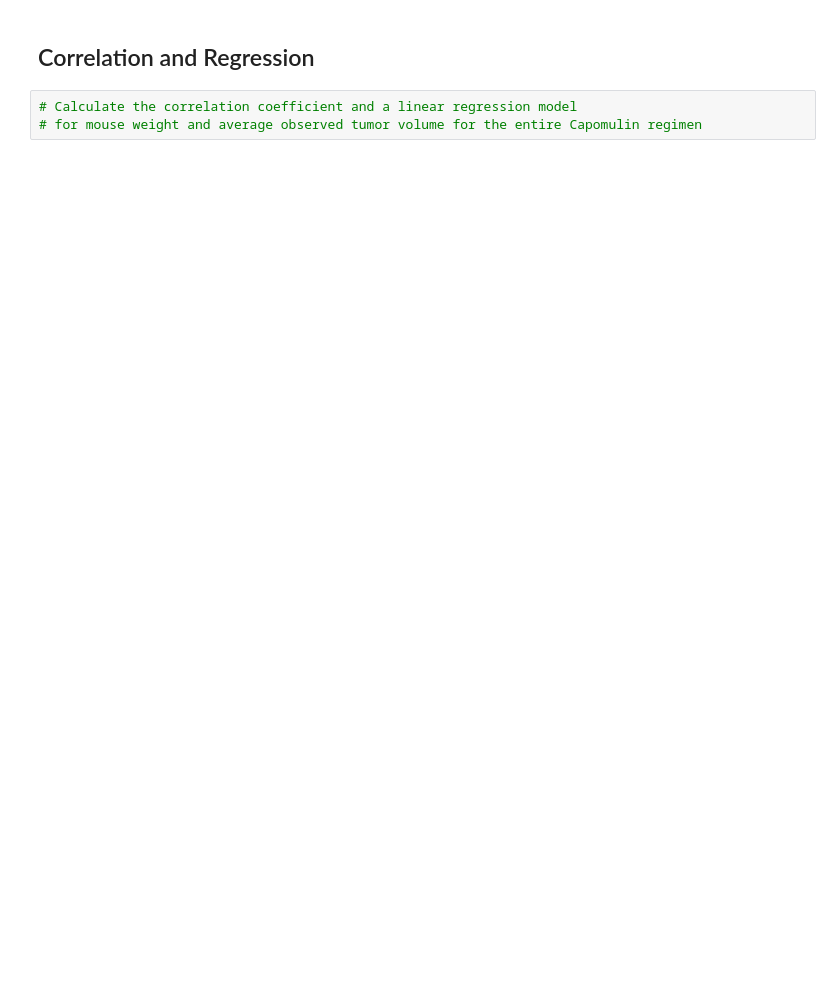
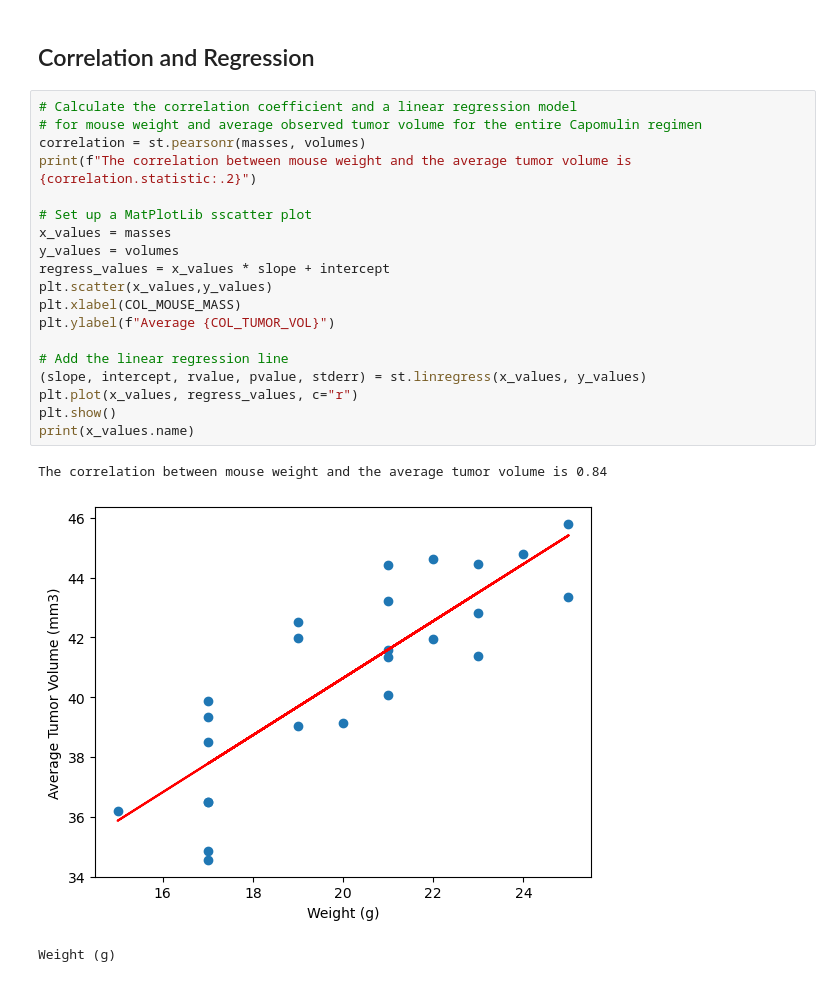
Before and after one commit to rmathena79/matplotlib-challenge, a Jupyter notebook: pymaceuticals_RPM.ipynb, the cells around one changed output. Drawn from its saved outputs; the diff is of its cells as text; blank space fills up the shorter version.

```diff
--- a/pymaceuticals_RPM.ipynb
+++ b/pymaceuticals_RPM.ipynb
@@ -356,5 +371,25 @@ mouse_volumes.plot(ylabel=COL_TUMOR_VOL, xlabel="Timepoint (days)")
 # %% [markdown]
 ## Correlation and Regression
-# %%
-# Calculate the correlation coefficient and a linear regression model
-# for mouse weight and average observed tumor volume for the entire Capomulin regimen
+# %%
+# Calculate the correlation coefficient and a linear regression model
+# for mouse weight and average observed tumor volume for the entire Capomulin regimen
+correlation = st.pearsonr(masses, volumes)
+print(f"The correlation between mouse weight and the average tumor volume is {correlation.statistic:.2}")
+
+# Set up a MatPlotLib sscatter plot
+x_values = masses
+y_values = volumes
+regress_values = x_values * slope + intercept
+plt.scatter(x_values,y_values)
+plt.xlabel(COL_MOUSE_MASS)
+plt.ylabel(f"Average {COL_TUMOR_VOL}")
+
+# Add the linear regression line
+(slope, intercept, rvalue, pvalue, stderr) = st.linregress(x_values, y_values)
+plt.plot(x_values, regress_values, c="r")
+plt.show()
+print(x_values.name)
+# %% [output]
+The correlation between mouse weight and the average tumor volume is 0.84
+[figure, added]
+Weight (g)
```
Also changed, not shown: parts of 2 cells of this notebook.
